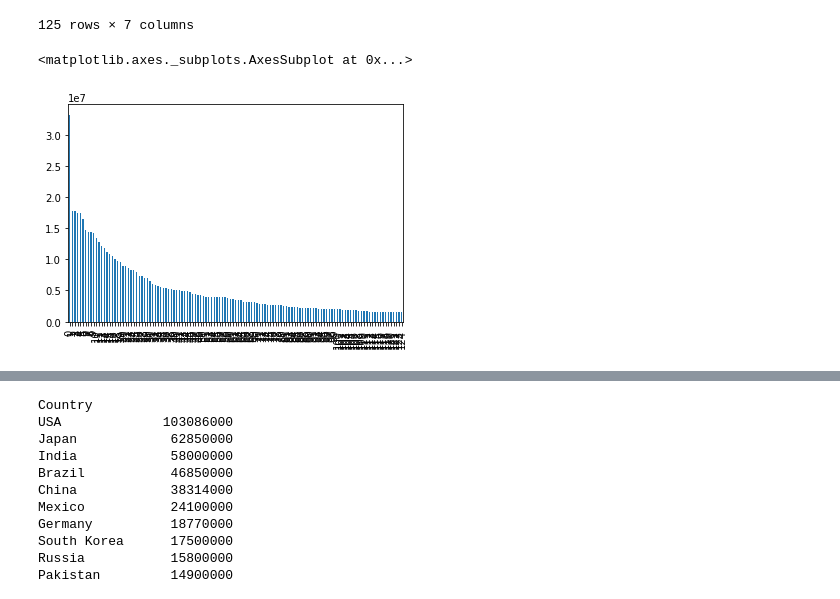
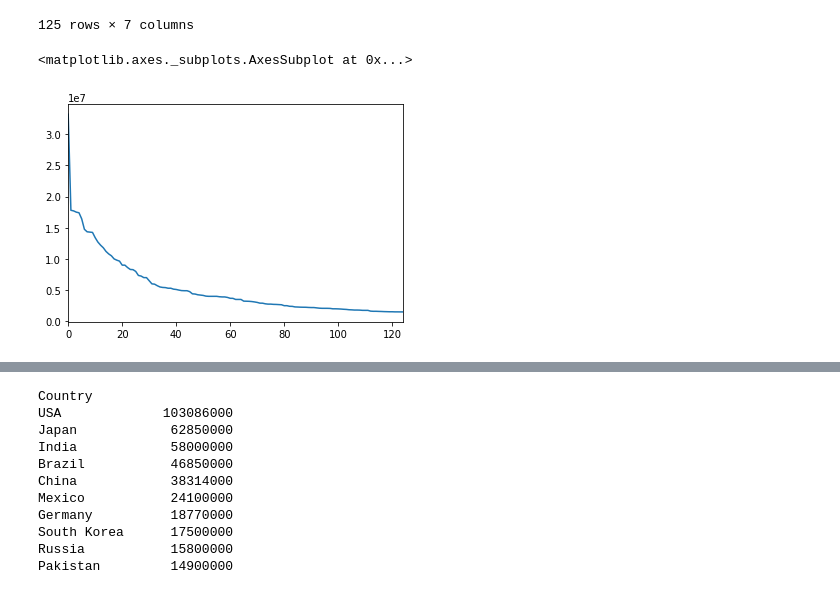
Before and after one commit to Bl3f/amse2019, a Jupyter notebook: day2/Day 2.ipynb, the cells around one changed output, grey strips where cells are left out. Drawn from its saved outputs; the diff is of its cells as text; code cells hidden in the pictures.

```diff
--- a/day2/Day 2.ipynb
+++ b/day2/Day 2.ipynb
@@ -178,6 +302,8 @@ df['Land area'] = df['Land area'] \
     .apply(lambda x: int(x.replace(',', '')))
 df['Density'] = df['Density'] \
     .apply(lambda x: int(x.replace(',', '')))
+# %%
+df['Population'] = df['Population'].str.replace(',', '').astype(int)
 # %%
 df.sort_values('Land area', ascending=False)
 # %% [output]
@@ -229,8 +355,8 @@ df.sort_values('diff', ascending=False)
 # %%
 %matplotlib inline
 # %%
-df['Population'].plot(kind='bar')
+df['Population'].plot(kind='line')
 # %% [output]
 <matplotlib.axes._subplots.AxesSubplot at 0x...>
-[figure, old version]
+[figure, new version]
 # %%
```
Also changed, not shown: parts of 32 cells of this notebook.
